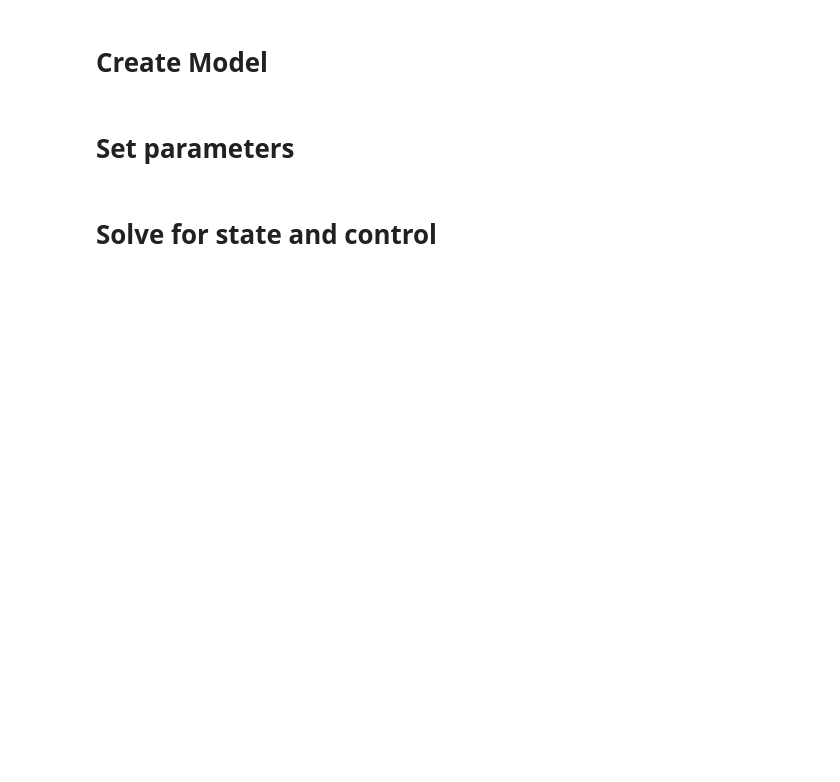
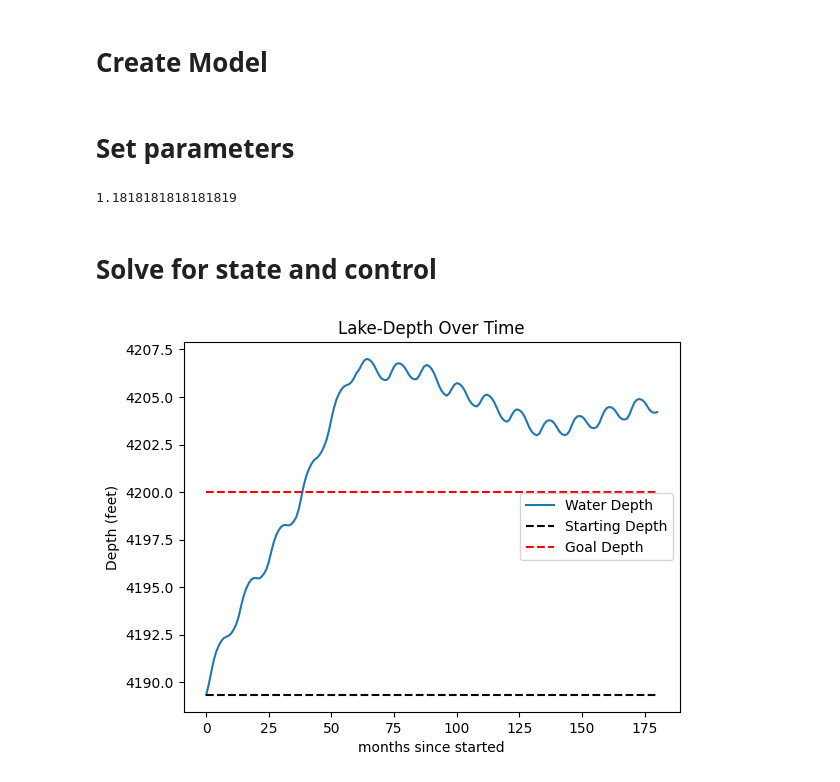
Before and after one commit to chloe-engler-hart/vol4_project, a Jupyter notebook: Scripts/LQR.ipynb, the cells around one changed output. Saved outputs shown, nothing was run; the diff lists cells and outputs as text; code cells hidden in the pictures; blank space fills up the shorter version.

```diff
--- a/Scripts/LQR.ipynb
+++ b/Scripts/LQR.ipynb
@@ -24,22 +24,23 @@ class salt_lake():
 
         # Set Q
         self.Q = np.zeros((4,4))
+        self.Q[0,0] = params['k3']
 
         # Set A
-        self.A = lambda t: np.array([[0,params['alpha'], -params['beta'], 0],
-                        [params['epsilon'], 0, 0, params['lambda'](t)],
-                        [params['delta'], 0, 0, params['gamma'](t)],
-                         [0,0,0,0]])
+        self.A = lambda t: np.array([[0,params['alpha'],-params['beta'], 0],
+                                     [params['epsilon'], 0, 0, params['lambda'](t)],
+                                     [params['delta'], 0, 0, params['gamma'](t)],
+                                     [0,0,0,0]])
 
         # Set R
-        self.R = k1
+        self.R = params['k1']
 
         #Set B
-        self.B = np.array([row, 0, 0, 0]).reshape(-1,1)
+        self.B = lambda t: np.array([params['row'](t), 0, 0, 0]).reshape(-1,1)
 
         # Set M
         M = np.zeros((4,4))
-        M[0,0] = k2
+        M[0,0] = params['k2']
         self.M = M
 
         # Set x0 and final time
@@ -55,14 +56,15 @@ class salt_lake():
         def ricatti(t,P):
             P = P.reshape((4,4))
             return (- P@self.A(t) - self.A(t).T@P - self.Q
-                   + P@self.B*1/self.R*self.B.T@P).reshape(16)
+                   + P@self.B(t)*(1/self.R)*(self.B(t)).T@P).reshape(16)
 
         # Find P
         t_span = (self.tf,0)
         t_eval = np.linspace(self.tf, 0, self.tf+1)
-        P0 = np.ones(16)
+        P0 = self.M.flatten()
+
+        # our P as defined in (19.8)
         sol = solve_ivp(ricatti, t_span, P0, t_eval=t_eval, dense_output=True)
-
         return sol.sol
 
     def find_state(self):
@@ -76,7 +78,8 @@ class salt_lake():
         # Define ricatti equation
         def func(t,x):
             current_P = P(t).reshape((4,4))
-            return self.A(t)@x - self.B*1/self.R*self.B.T@current_P@x
+            return self.A(t)@x - self.B(t)*1/self.R*(self.B(t)).T@current_P@x
+
 
         # Find P
         t_span = (0,self.tf)
@@ -93,10 +96,14 @@ class salt_lake():
         x = self.find_state()
 
         # Calculate u
-        u = np.array([(-1/self.R*self.B.T@(P(t).reshape(4,4))@x(t))[0] for t in t_vals])
+        u = np.array([(-1/self.R*(self.B(t)).T@(P(t).reshape(4,4))@x(t))[0] for t in t_vals])
 
         return u
 # %% [markdown]
 # Set parameters
+# %%
+3.9/3.3
+# %% [output]
+1.1818181818181819
 # %%
 # Set parameters
@@ -154,6 +260,19 @@ x = sl.find_state()
 t_vals = np.linspace(0, tf, tf+1)
 x_vals = x(t_vals)
 u = sl.find_control(t_vals)
+# %%
+goal_depth = 50400
+
+plt.plot(t_vals, x_vals[0]/12, label='Water Depth')
+plt.plot(t_vals, (current_depth*np.ones_like(t_vals))/12, '--k', label='Starting Depth')
+plt.plot(t_vals, (goal_depth*np.ones_like(t_vals))/12, '--r', label='Goal Depth')
+plt.xlabel('months since started')
+plt.ylabel('Depth (feet)')
+plt.legend()
+plt.title('Lake-Depth Over Time')
+plt.show()
+# %% [output]
+[figure, added]
 # %%
 # Plot depth
 plt.subplot(2,2,1)
```
Also changed, not shown: parts of 4 cells of this notebook.
